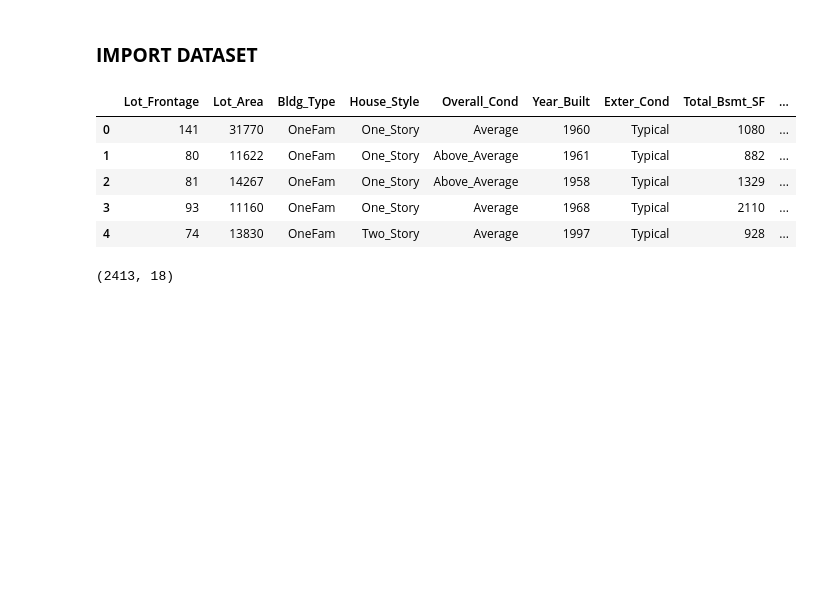
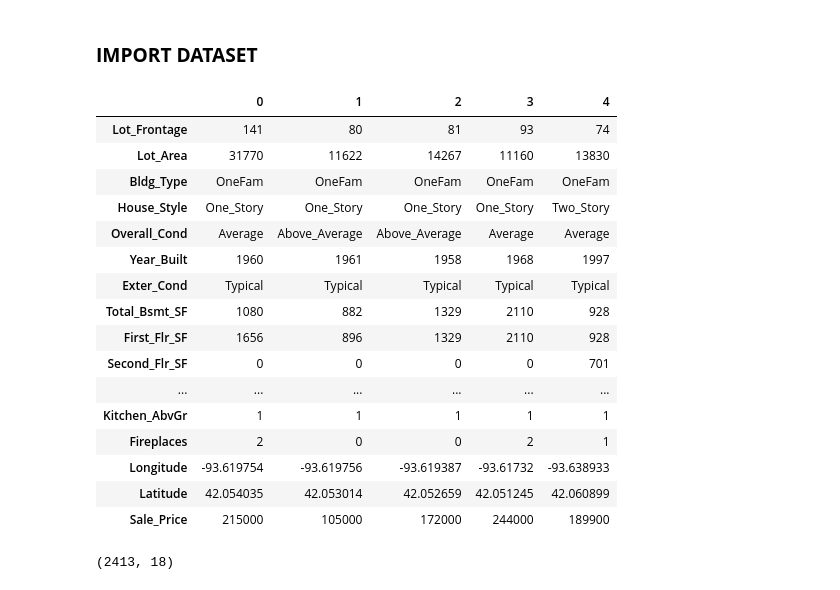
Before and after one commit to Sunday-Oladokun/Predictive-Modelling-Of-House-Prices-Using-Regression-Models, a Jupyter notebook: House Prices new.ipynb, the cells around one changed output. Cells and saved outputs as stored; diff of their text form; code cells hidden in the pictures; blank space fills up the shorter version.

```diff
--- a/House Prices new.ipynb
+++ b/House Prices new.ipynb
@@ -67,14 +67,25 @@ warnings.filterwarnings('ignore')
 df = pd.read_csv(r"C:\Users\antho\OneDrive\Documents\GitHub\Project--Third-Semester-\housing.csv")
 # %%
 # View the first five rows in the dataset to confirm what I imported
-df.head()
+df.head().T
 # %% [output]
-|  | Lot_Frontage | Lot_Area | Bldg_Type | House_Style | Overall_Cond | Year_Built | Exter_Cond | Total_Bsmt_SF | ... |
-| 0 | 141 | 31770 | OneFam | One_Story | Average | 1960 | Typical | 1080 | ... |
-| 1 | 80 | 11622 | OneFam | One_Story | Above_Average | 1961 | Typical | 882 | ... |
-| 2 | 81 | 14267 | OneFam | One_Story | Above_Average | 1958 | Typical | 1329 | ... |
-| 3 | 93 | 11160 | OneFam | One_Story | Average | 1968 | Typical | 2110 | ... |
-| 4 | 74 | 13830 | OneFam | Two_Story | Average | 1997 | Typical | 928 | ... |
+|  | 0 | 1 | 2 | 3 | 4 |
+| Lot_Frontage | 141 | 80 | 81 | 93 | 74 |
+| Lot_Area | 31770 | 11622 | 14267 | 11160 | 13830 |
+| Bldg_Type | OneFam | OneFam | OneFam | OneFam | OneFam |
+| House_Style | One_Story | One_Story | One_Story | One_Story | Two_Story |
+| Overall_Cond | Average | Above_Average | Above_Average | Average | Average |
+| Year_Built | 1960 | 1961 | 1958 | 1968 | 1997 |
+| Exter_Cond | Typical | Typical | Typical | Typical | Typical |
+| Total_Bsmt_SF | 1080 | 882 | 1329 | 2110 | 928 |
+| First_Flr_SF | 1656 | 896 | 1329 | 2110 | 928 |
+| Second_Flr_SF | 0 | 0 | 0 | 0 | 701 |
+| ... | ... | ... | ... | ... | ... |
+| Kitchen_AbvGr | 1 | 1 | 1 | 1 | 1 |
+| Fireplaces | 2 | 0 | 0 | 2 | 1 |
+| Longitude | -93.619754 | -93.619756 | -93.619387 | -93.61732 | -93.638933 |
+| Latitude | 42.054035 | 42.053014 | 42.052659 | 42.051245 | 42.060899 |
+| Sale_Price | 215000 | 105000 | 172000 | 244000 | 189900 |
 # %%
 # Checking the size of the dataset
 df.shape
```
Also changed, not shown: parts of 3 cells of this notebook, 3 other files.
